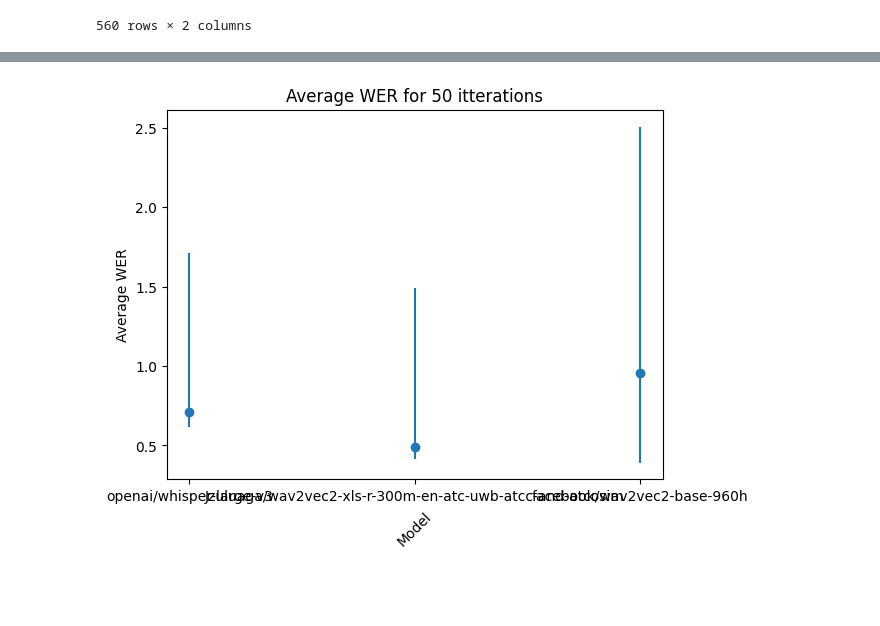
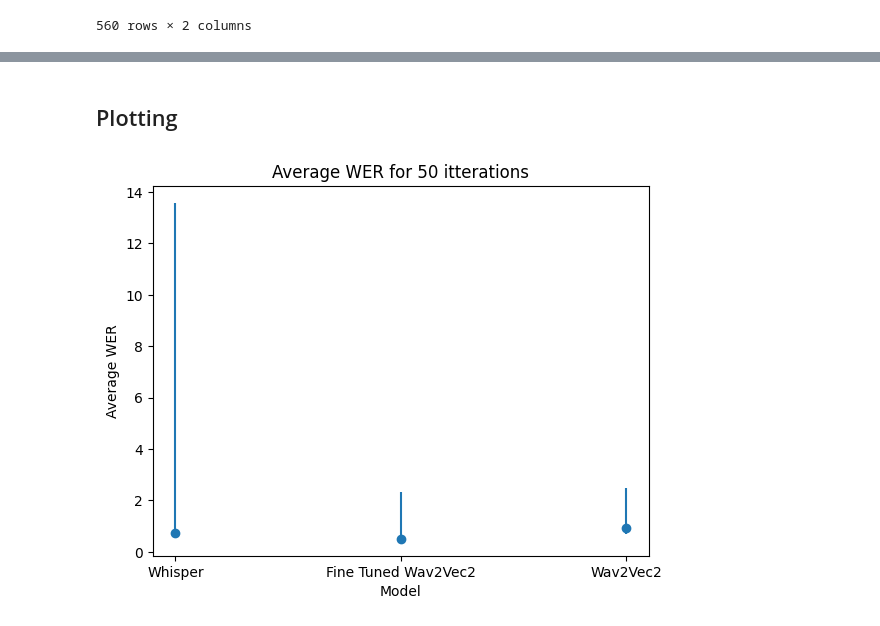
Before and after one commit to rodoggyro/iResearch-2024, a Jupyter notebook: modelTesting.ipynb, the cells around one changed output, grey strips where cells are left out. Drawn from its saved outputs; the diff is of its cells as text; code cells hidden in the pictures; blank space fills up the shorter version.

```diff
--- a/modelTesting.ipynb
+++ b/modelTesting.ipynb
@@ -112,15 +68,0 @@ The attention mask is not set and cannot be inferred from input because pad toke
-# %%
-from transformers import pipeline
-
-pipe = pipeline("automatic-speech-recognition", model="Jzuluaga/wav2vec2-xls-r-300m-en-atc-uwb-atcc-and-atcosim")
-
-result = pipe(df['audio'][0])
-print(result['text'])
-print(df['transcripts'][0])
-
-print(type(result['text']))
-print(type(df['transcripts'][0]))
-
-wer = load('wer')
-wer_score = wer.compute(predictions=[result['text']], references=[df['transcripts'][0][0]])
-print(wer_score)
@@ -156,7 +87,7 @@ wer= load('wer')
 
 for model in modelsList:
     totalWER = 0
-    itterations = 50
+    itterations = len(df['audio'])
     lowWER = 1
     highWER = 0
 
@@ -220,16 +153,25 @@ resultsDf
+# %% [markdown]
+## Plotting
 # %%
+modelNames = [
+    'Whisper',
+    'Fine Tuned Wav2Vec2',
+    'Wav2Vec2'
+
+]
+
 plt.errorbar(
-    resultsDf['Model'],
+    modelNames,
     resultsDf['Average WER'],
     yerr=[resultsDf['Lowest WER'], resultsDf['Highest WER']],
     fmt='o'
 )
 
 plt.xlabel('Model')
 plt.ylabel('Average WER')
 
 plt.title('Average WER for 50 itterations')
 
 plt.show()
 # %% [output]
-[figure, old version]
+[figure, new version]
```
Also changed, not shown: parts of 7 cells of this notebook, 4 other files.
